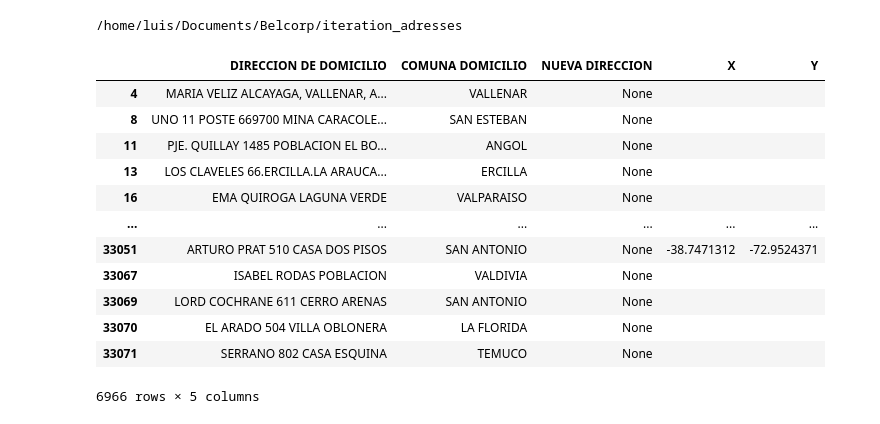
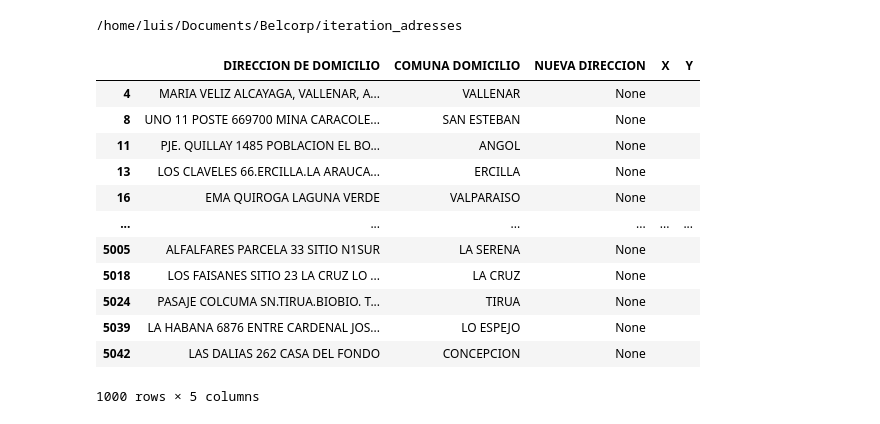
Before and after one commit to Luis-ntonio/iteration_adresses, a Jupyter notebook: addresses.ipynb, the cells around one changed output. Saved outputs shown, nothing was run; the diff lists cells and outputs as text; code cells hidden in the pictures.

```diff
--- a/addresses.ipynb
+++ b/addresses.ipynb
@@ -25,21 +25,22 @@ df = df.reindex(columns=cols)
 df = df[df["IND TERRITORIOS"] == 9]
 # %%
 df_tmp = df[["DIRECCION DE DOMICILIO", "COMUNA DOMICILIO", "NUEVA DIRECCION", "X", "Y"]]
+df_tmp = df_tmp[:1000]
 df_tmp
 # %% [output]
 |  | DIRECCION DE DOMICILIO | COMUNA DOMICILIO | NUEVA DIRECCION | X | Y |
 | 4 | MARIA VELIZ ALCAYAGA, VALLENAR, A... | VALLENAR | None |  |  |
 | 8 | UNO 11 POSTE 669700 MINA CARACOLE... | SAN ESTEBAN | None |  |  |
 | 11 | PJE. QUILLAY 1485 POBLACION EL BO... | ANGOL | None |  |  |
 | 13 | LOS CLAVELES 66.ERCILLA.LA ARAUCA... | ERCILLA | None |  |  |
 | 16 | EMA QUIROGA LAGUNA VERDE | VALPARAISO | None |  |  |
 | ... | ... | ... | ... | ... | ... |
-| 33051 | ARTURO PRAT 510 CASA DOS PISOS | SAN ANTONIO | None | -38.7471312 | -72.9524371 |
-| 33067 | ISABEL RODAS POBLACION | VALDIVIA | None |  |  |
-| 33069 | LORD COCHRANE 611 CERRO ARENAS | SAN ANTONIO | None |  |  |
-| 33070 | EL ARADO 504 VILLA OBLONERA | LA FLORIDA | None |  |  |
-| 33071 | SERRANO 802 CASA ESQUINA | TEMUCO | None |  |  |
+| 5005 | ALFALFARES PARCELA 33 SITIO N1SUR | LA SERENA | None |  |  |
+| 5018 | LOS FAISANES SITIO 23 LA CRUZ LO ... | LA CRUZ | None |  |  |
+| 5024 | PASAJE COLCUMA SN.TIRUA.BIOBIO. T... | TIRUA | None |  |  |
+| 5039 | LA HABANA 6876 ENTRE CARDENAL JOS... | LO ESPEJO | None |  |  |
+| 5042 | LAS DALIAS 262 CASA DEL FONDO | CONCEPCION | None |  |  |
-6966 rows × 5 columns
+1000 rows × 5 columns
 # %%
 import dask.dataframe as dd
 import pandas as pd
```
Also changed, not shown: parts of 4 cells of this notebook, 12 other files.
